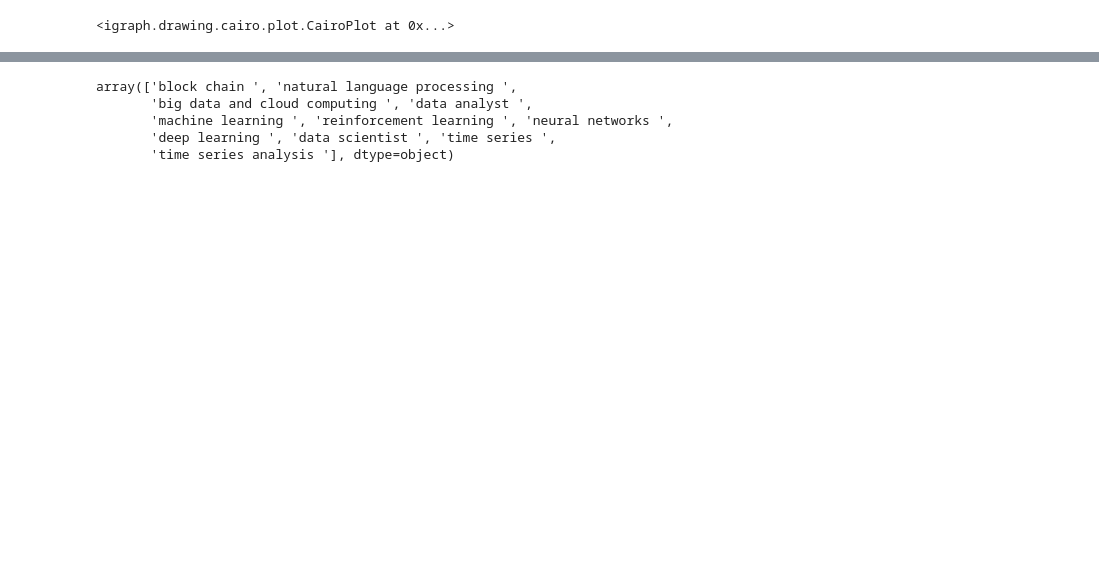
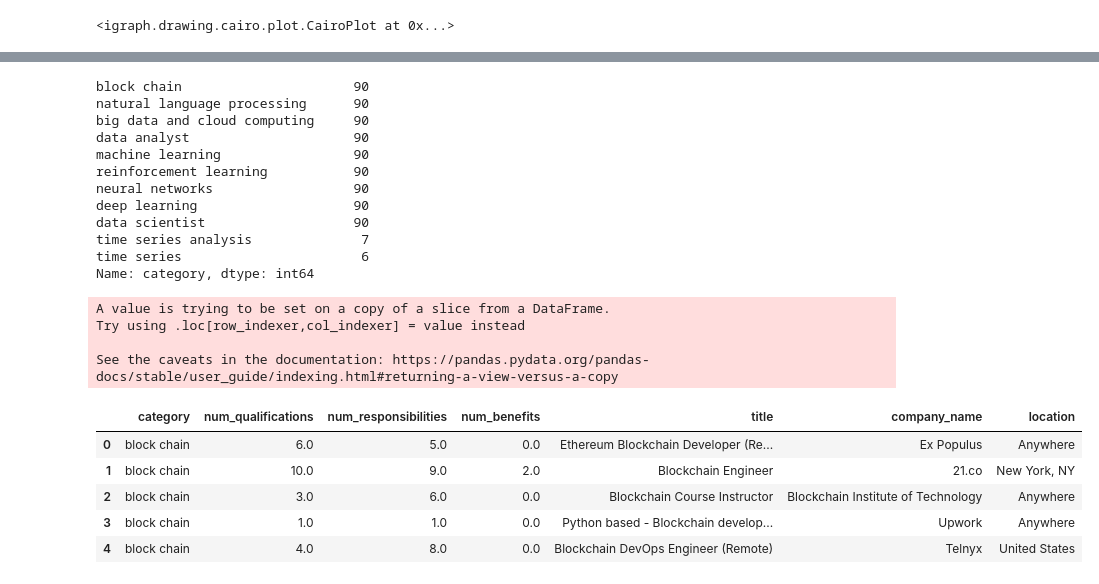
Before and after one commit to brendanbaker/dsan-23-scholarship, a Jupyter notebook: miniproject/wrangling_viz.ipynb, the cells around one changed output, grey strips where cells are left out. Drawn from its saved outputs; the diff is of its cells as text; code cells hidden in the pictures; blank space fills up the shorter version.

Commit message:
bubble plot initial

```diff
--- a/miniproject/wrangling_viz.ipynb
+++ b/miniproject/wrangling_viz.ipynb
@@ -154,9 +202,42 @@ Name: headlines, dtype: object
 # %%
 # See how many unique categories there are in the agg dataframe
-agg['category'].unique()
+agg['category'].value_counts()
 # %% [output]
-array(['block chain ', 'natural language processing ',
-       'big data and cloud computing ', 'data analyst ',
-       'machine learning ', 'reinforcement learning ', 'neural networks ',
-       'deep learning ', 'data scientist ', 'time series ',
-       'time series analysis '], dtype=object)
+block chain                      90
+natural language processing      90
+big data and cloud computing     90
+data analyst                     90
+machine learning                 90
+reinforcement learning           90
+neural networks                  90
+deep learning                    90
+data scientist                   90
+time series analysis              7
+time series                       6
+Name: category, dtype: int64
+# %%
+# Creating a bubble plot where the x axis is number of qualifications, the y axis is number of responsibilities, and the size of the bubble is the number of benefits (could also try jobs in that category)
+# First, subset the data to get the number of qualifications, responsibilities, and benefits for each category
+agg['num_qualifications'] = agg['Qualifications'].str.len()
+agg['num_responsibilities'] = agg['Responsibilities'].str.len()
+agg['num_benefits'] = agg['Benefits'].str.len()
+
+# Subset the data to get the number of qualifications, responsibilities, and benefits for each category
+agg_sub = agg[['category', 'num_qualifications', 'num_responsibilities', 'num_benefits', 'title', 'company_name','location']]
+
+# Recode the NaNs in benefits to 0
+agg_sub['num_benefits'] = agg_sub['num_benefits'].fillna(0)
+# %% [output]
+A value is trying to be set on a copy of a slice from a DataFrame.
+Try using .loc[row_indexer,col_indexer] = value instead
+
+See the caveats in the documentation: https://pandas.pydata.org/pandas-docs/stable/user_guide/indexing.html#returning-a-view-versus-a-copy
+# %%
+agg_sub.head()
+# %% [output]
+|  | category | num_qualifications | num_responsibilities | num_benefits | title | company_name | location |
+| 0 | block chain | 6.0 | 5.0 | 0.0 | Ethereum Blockchain Developer (Re... | Ex Populus | Anywhere |
+| 1 | block chain | 10.0 | 9.0 | 2.0 | Blockchain Engineer | 21.co | New York, NY |
+| 2 | block chain | 3.0 | 6.0 | 0.0 | Blockchain Course Instructor | Blockchain Institute of Technology | Anywhere |
+| 3 | block chain | 1.0 | 1.0 | 0.0 | Python based - Blockchain develop... | Upwork | Anywhere |
+| 4 | block chain | 4.0 | 8.0 | 0.0 | Blockchain DevOps Engineer (Remote) | Telnyx | United States |
```
Also changed, not shown: parts of 9 cells of this notebook, 2 other files.
